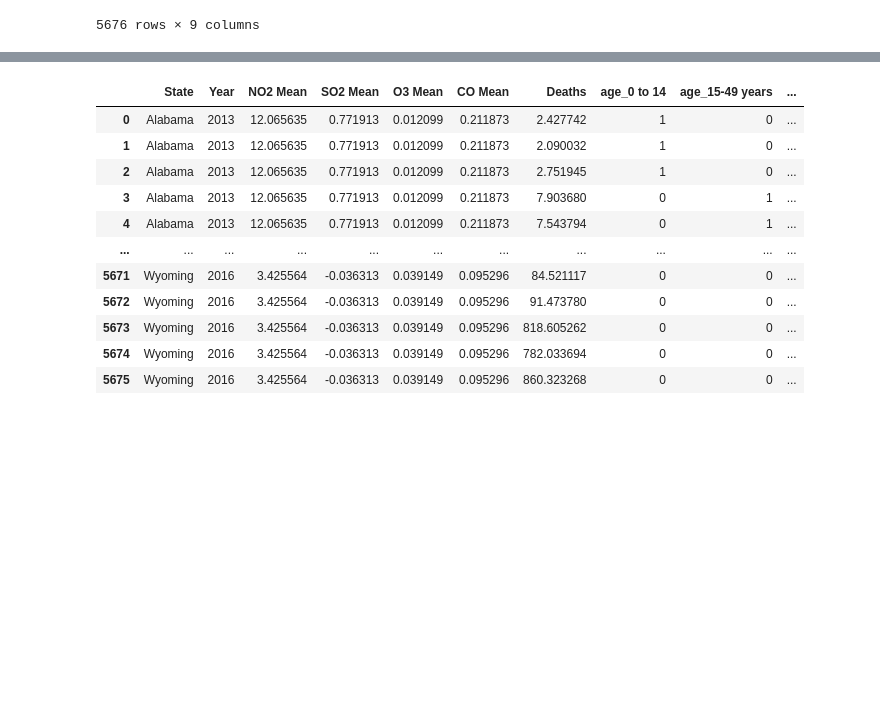
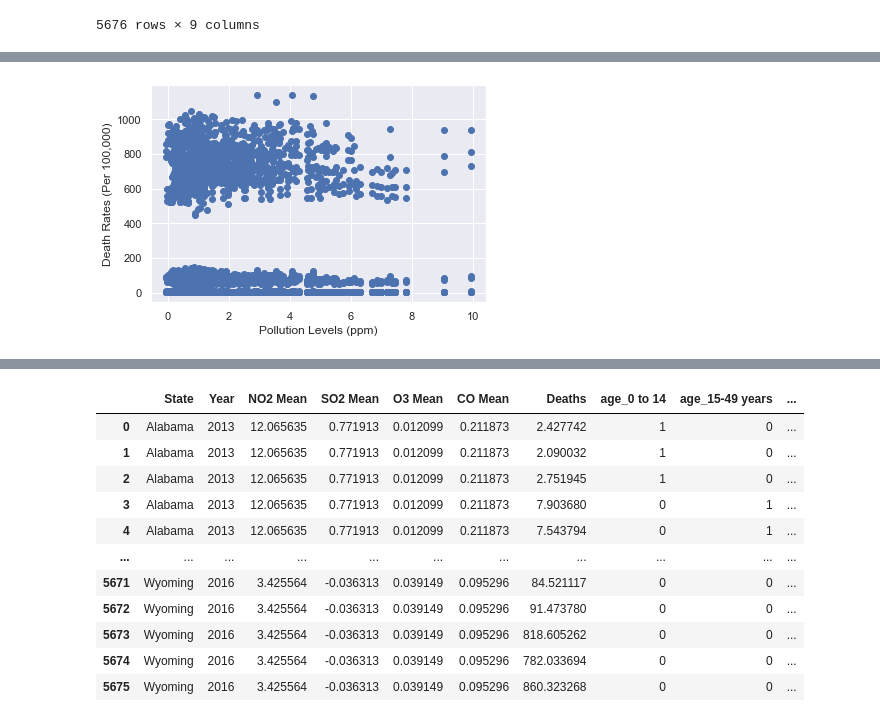
Before and after one commit to DanielD1988/DataScienceProject4thYear, a Jupyter notebook: Final Report.ipynb, the cells around one changed output, grey strips where cells are left out. Saved outputs shown, nothing was run; the diff lists cells and outputs as text; code cells hidden in the pictures; blank space fills up the shorter version.

```diff
--- a/Final Report.ipynb
+++ b/Final Report.ipynb
@@ -432,0 +440,2 @@ df_pollutionANDdeaths_age_us
+# %%
+fulldataSet = pd.read_csv("pollution_and_deaths.csv")
@@ -432,0 +504,2 @@ df_pollutionANDdeaths_age_us
+# %%
+fulldataSet = fulldataSet.iloc[:,1:]
@@ -432,0 +562,9 @@ df_pollutionANDdeaths_age_us
+# %%
+import matplotlib.pyplot as plt#shows datapoints on a graph for pollution and deaths
+
+plt.scatter(fulldataSet[['SO2 Mean']], fulldataSet[['val']]) #S02 INDUSTRIAL POLLUTION
+plt.xlabel("Pollution Levels (ppm)")
+plt.ylabel("Death Rates (Per 100,000)")
+plt.show()
+# %% [output]
+[figure, added]
```
Also changed, not shown: parts of 132 cells of this notebook.
